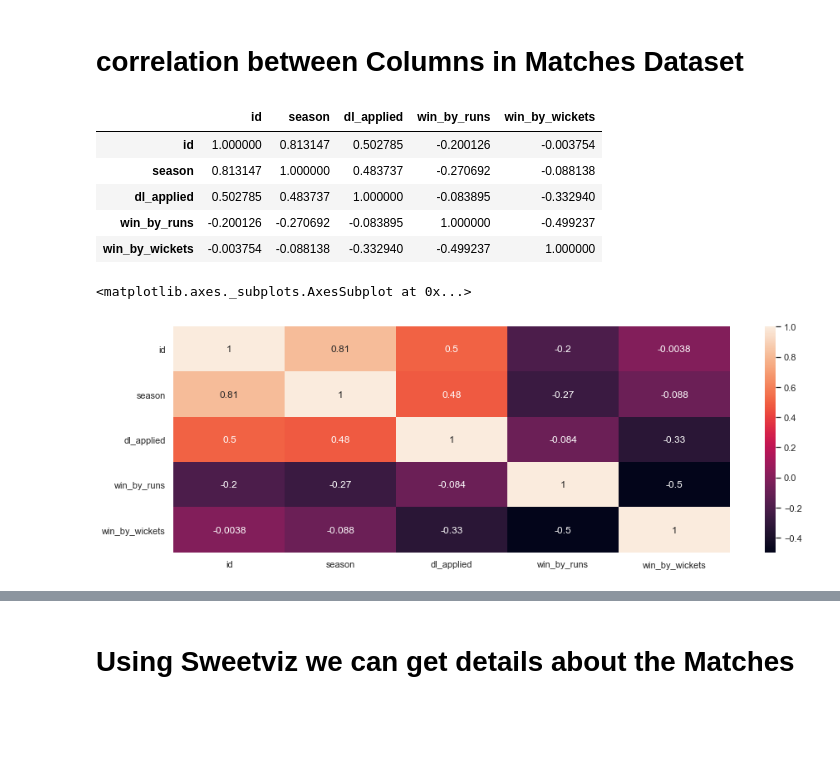
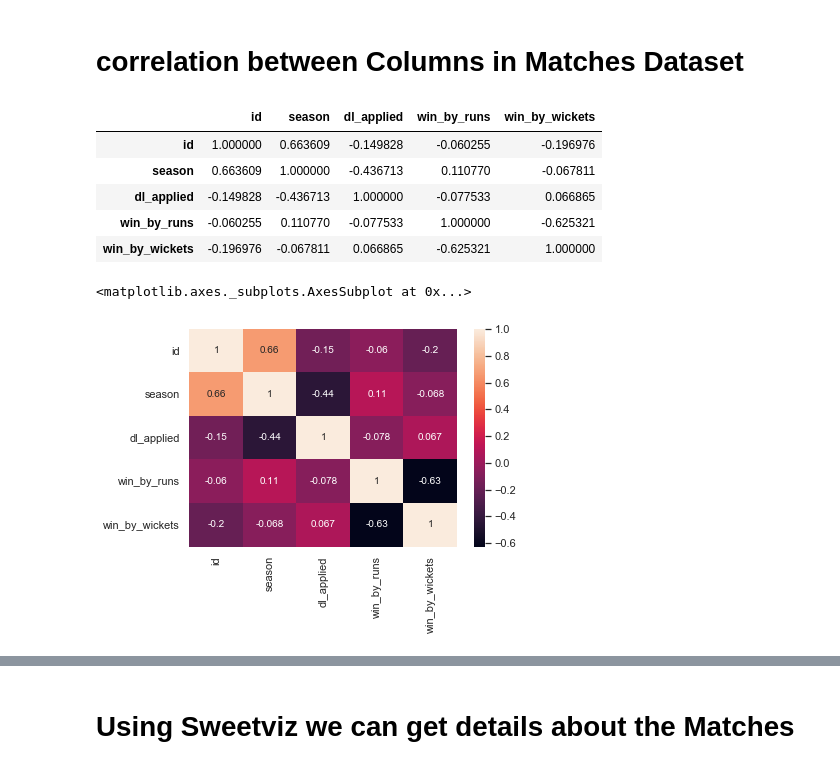
Before and after one commit to prajwal-kv/INTERNSHIP, a Jupyter notebook: DC_RR - Copy.ipynb, the cells around one changed output, grey strips where cells are left out. Drawn from its saved outputs; the diff is of its cells as text; code cells hidden in the pictures; blank space fills up the shorter version.

```diff
--- a/DC_RR - Copy.ipynb
+++ b/DC_RR - Copy.ipynb
@@ -342,0 +210,2 @@ Name: toss_winner, dtype: int64
+# %%
+KXIP_DC=KXIP_DC1.append(KXIP_DC2)
@@ -342,0 +300,3 @@ Name: toss_winner, dtype: int64
+# %%
+sns.set_style('whitegrid')
+sns.countplot(x='toss_winner',data=KXIP_DC)
@@ -342,0 +314,6 @@ Name: toss_winner, dtype: int64
+# %%
+import sys
+sys.setrecursionlimit(2000)
+sns.set()
+sns.set_style('whitegrid')
+sns.countplot(x='toss_decision',hue="winner",data=KXIP_DC)
@@ -342,0 +341,3 @@ Name: toss_winner, dtype: int64
+# %%
+sns.set_style('whitegrid')
+sns.countplot(x='winner',data=KXIP_DC)
@@ -343,17 +347,17 @@ Name: toss_winner, dtype: int64
 # %% [markdown]
 # correlation between Columns in Matches Dataset
 # %%
-Dc_Rr.corr()
+KXIP_DC.corr()
 # %% [output]
 |  | id | season | dl_applied | win_by_runs | win_by_wickets |
-| id | 1.000000 | 0.813147 | 0.502785 | -0.200126 | -0.003754 |
-| season | 0.813147 | 1.000000 | 0.483737 | -0.270692 | -0.088138 |
-| dl_applied | 0.502785 | 0.483737 | 1.000000 | -0.083895 | -0.332940 |
-| win_by_runs | -0.200126 | -0.270692 | -0.083895 | 1.000000 | -0.499237 |
-| win_by_wickets | -0.003754 | -0.088138 | -0.332940 | -0.499237 | 1.000000 |
+| id | 1.000000 | 0.663609 | -0.149828 | -0.060255 | -0.196976 |
+| season | 0.663609 | 1.000000 | -0.436713 | 0.110770 | -0.067811 |
+| dl_applied | -0.149828 | -0.436713 | 1.000000 | -0.077533 | 0.066865 |
+| win_by_runs | -0.060255 | 0.110770 | -0.077533 | 1.000000 | -0.625321 |
+| win_by_wickets | -0.196976 | -0.067811 | 0.066865 | -0.625321 | 1.000000 |
 # %%
-sns.heatmap(Dc_Rr.corr(),yticklabels=True,annot=True)
+sns.heatmap(KXIP_DC.corr(),yticklabels=True,annot=True)
 # %% [output]
 <matplotlib.axes._subplots.AxesSubplot at 0x...>
-[figure, old version]
+[figure, new version]
 # %%
```
Also changed, not shown: parts of 87 cells of this notebook.
